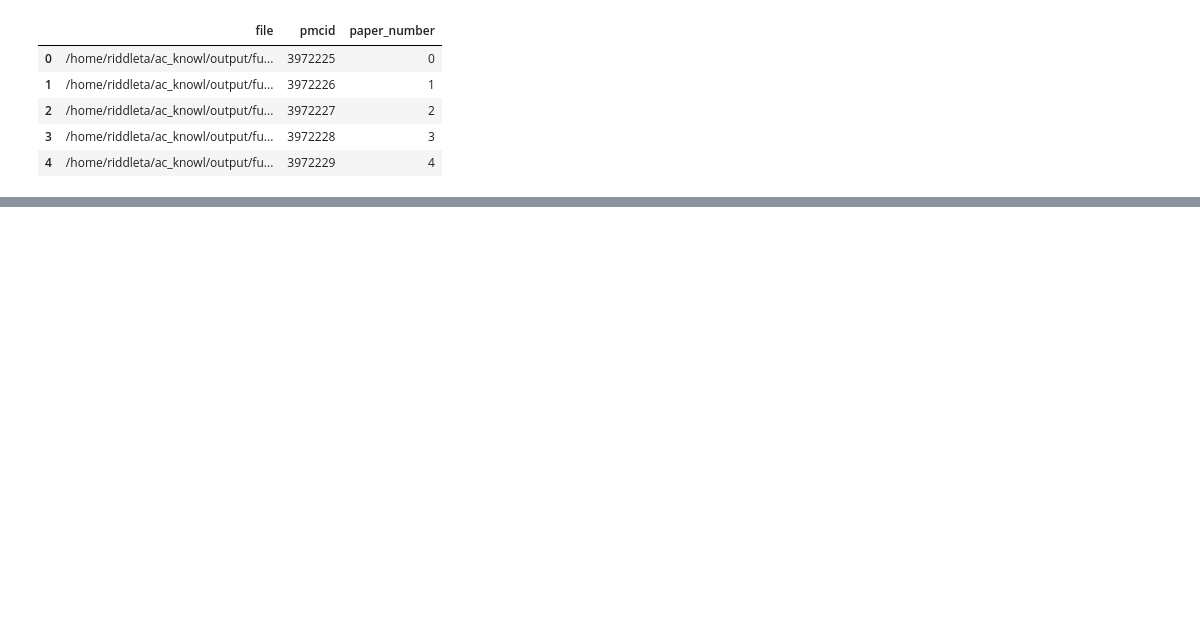
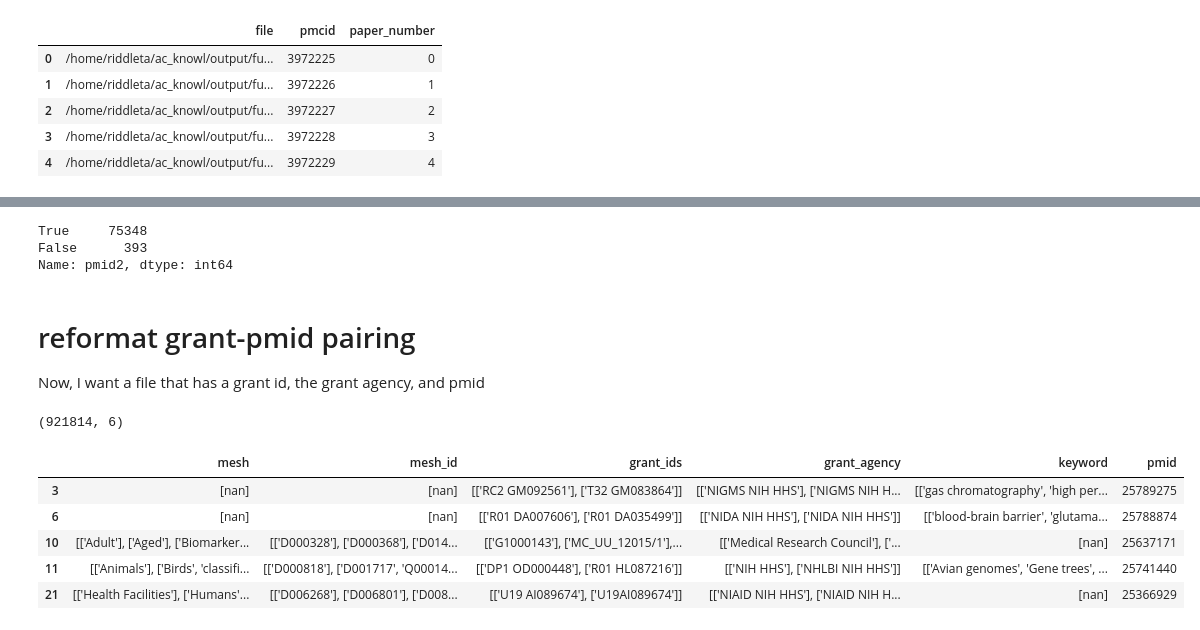
Before and after one commit to riddlet/ac_knowl, a Jupyter notebook: pull_paper_metadata.ipynb, the cells around one changed output, grey strips where cells are left out. Cells and saved outputs as stored; diff of their text form; code cells hidden in the pictures; blank space fills up the shorter version.

```diff
--- a/pull_paper_metadata.ipynb
+++ b/pull_paper_metadata.ipynb
@@ -265,0 +254,12 @@ for mesh in root.iter('MeshHeading'):
+# %%
+li = []
+all_files = glob.glob('/home/riddleta/ac_knowl/output/pmid_pmcid_link/*')
+for filename in all_files:
+    tempdat = pd.read_csv(filename, index_col=None, header=0)
+    li.append(tempdat)
+
+frame = pd.concat(li, axis=0, ignore_index=True)
+frame['pmcid'] = frame.pmcid.astype('str')
+#frame['pmid'] = frame.pmid.astype('int')
+#frame['pmid'] = frame.pmid.astype('str')
+frame = frame.drop_duplicates()
@@ -265,0 +369,8 @@ for mesh in root.iter('MeshHeading'):
+# %%
+li = []
+all_files = glob.glob('/home/riddleta/ac_knowl/output/grant_identifiers/*')
+for filename in all_files:
+    tempdat = pd.read_csv(filename, index_col=None, header=0)
+    li.append(tempdat)
+
+done_dat = pd.concat(li, axis=0, ignore_index=True)
@@ -265,0 +448,7 @@ for mesh in root.iter('MeshHeading'):
+# %%
+#Lots of these are just zero. missing data i guess
+pd.Series(stragglers.pmid2==0).value_counts()
+# %% [output]
+True     75348
+False      393
+Name: pmid2, dtype: int64
@@ -265,0 +458,25 @@ for mesh in root.iter('MeshHeading'):
+# %%
+li = []
+all_files = glob.glob('/home/riddleta/ac_knowl/output/grant_identifiers/*')
+for filename in all_files:
+    tempdat = pd.read_csv(filename, index_col=None, header=0)
+    li.append(tempdat)
+
+done_dat = pd.concat(li, axis=0, ignore_index=True)
+# %% [markdown]
+# reformat grant-pmid pairing
+Now, I want a file that has a grant id, the grant agency, and pmid
+# %%
+grant_funded = done_dat[done_dat.grant_ids!='[nan]']
+grant_funded.shape
+# %% [output]
+(921814, 6)
+# %%
+grant_funded.head()
+# %% [output]
+|  | mesh | mesh_id | grant_ids | grant_agency | keyword | pmid |
+| 3 | [nan] | [nan] | [['RC2 GM092561'], ['T32 GM083864']] | [['NIGMS NIH HHS'], ['NIGMS NIH H... | [['gas chromatography', 'high per... | 25789275 |
+| 6 | [nan] | [nan] | [['R01 DA007606'], ['R01 DA035499']] | [['NIDA NIH HHS'], ['NIDA NIH HHS']] | [['blood-brain barrier', 'glutama... | 25788874 |
+| 10 | [['Adult'], ['Aged'], ['Biomarker... | [['D000328'], ['D000368'], ['D014... | [['G1000143'], ['MC_UU_12015/1'],... | [['Medical Research Council'], ['... | [nan] | 25637171 |
+| 11 | [['Animals'], ['Birds', 'classifi... | [['D000818'], ['D001717', 'Q00014... | [['DP1 OD000448'], ['R01 HL087216']] | [['NIH HHS'], ['NHLBI NIH HHS']] | [['Avian genomes', 'Gene trees', ... | 25741440 |
+| 21 | [['Health Facilities'], ['Humans'... | [['D006268'], ['D006801'], ['D008... | [['U19 AI089674'], ['U19AI089674']] | [['NIAID NIH HHS'], ['NIAID NIH H... | [nan] | 25366929 |
```
Also changed, not shown: parts of 52 cells of this notebook.
